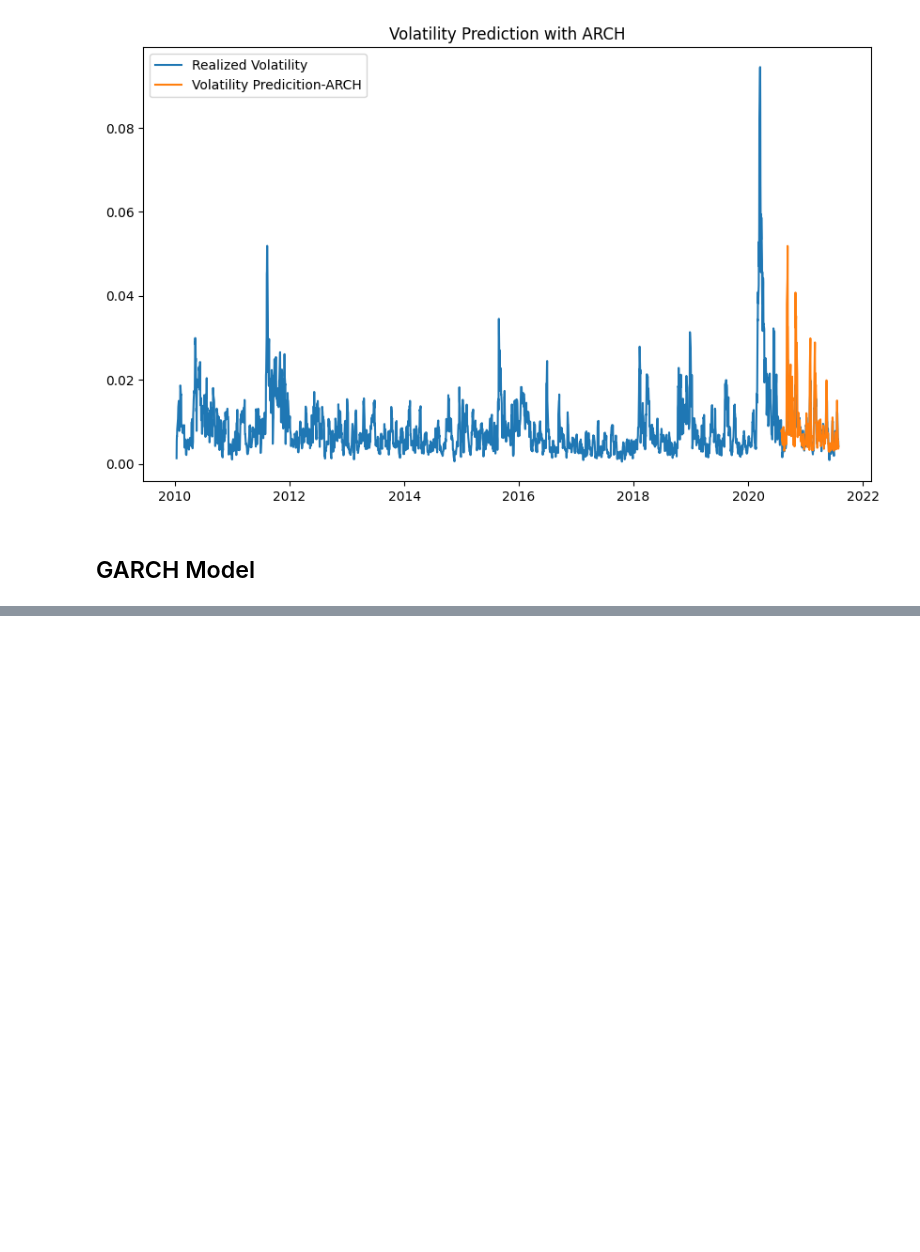
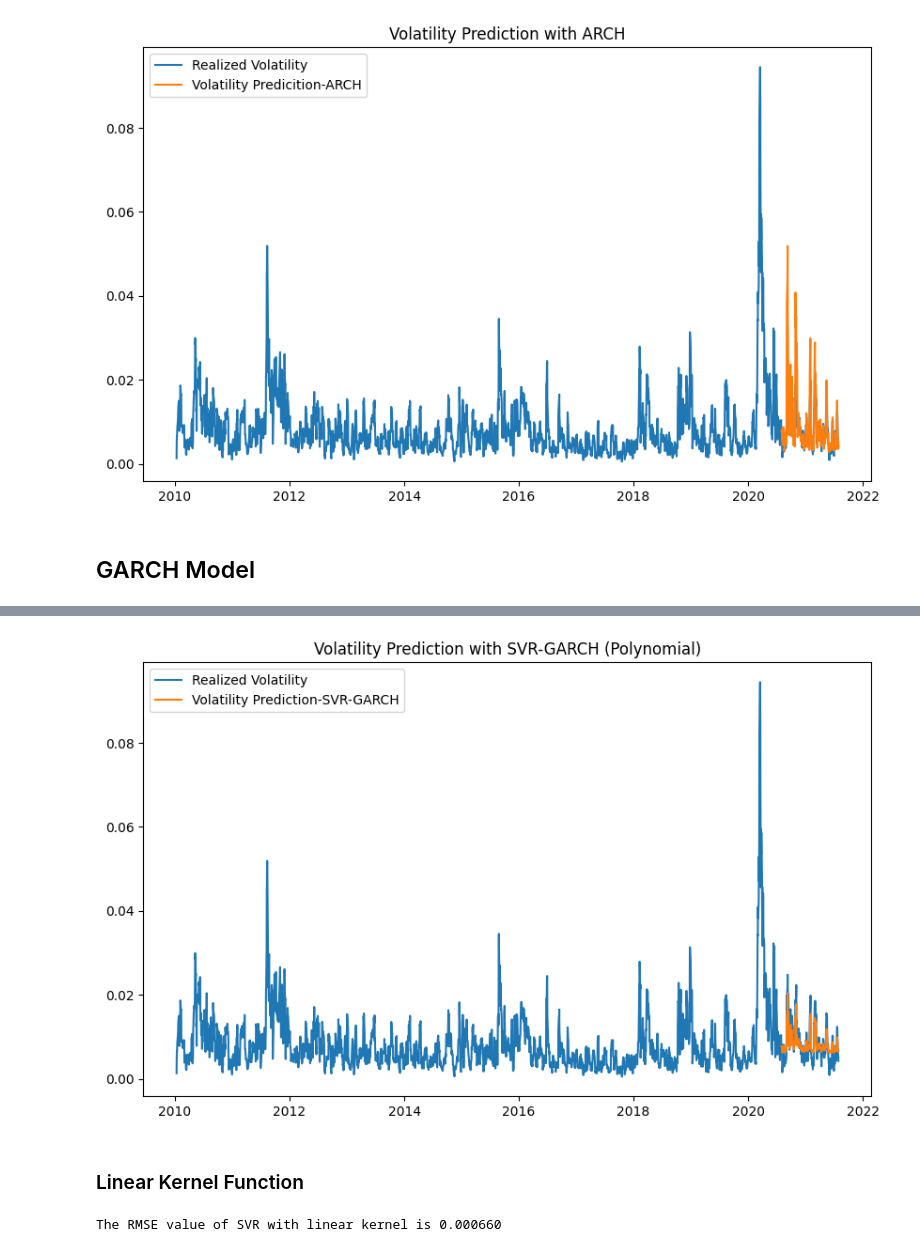
Before and after one commit to guilhermemalves03/Machine-Learning-for-Financial-Risk-Management-with-Python, a Jupyter notebook: 4-MachineLearning-BasedVolatilityPrediction.ipynb, the cells around one changed output, grey strips where cells are left out. Drawn from its saved outputs; the diff is of its cells as text; code cells hidden in the pictures; blank space fills up the shorter version.

```diff
--- a/4-MachineLearning-BasedVolatilityPrediction.ipynb
+++ b/4-MachineLearning-BasedVolatilityPrediction.ipynb
@@ -250,0 +496,12 @@ GARCH model is an extension of the ARCH model incorporating lagged conditional v
+# %%
+svr_poly = SVR (kernel="poly", degree=2)
+svr_lin= SVR (kernel="linear")
+svr_rbf= SVR (kernel="rbf")
+# %%
+para_grid = {"gamma": sp_rand(), "C": sp_rand(), "epsilon": sp_rand()}
+clf = RandomizedSearchCV(svr_poly, para_grid, n_jobs =-1)
+clf.fit(X.iloc[:-n].values, y.iloc[:-n].values.reshape(-1,))
+predict_svr_poly = clf.predict(X.iloc[-n:])
+# %%
+predict_svr_poly = pd.DataFrame(predict_svr_poly)
+predict_svr_poly.index = ret.iloc[-n:].index
@@ -250,0 +513,12 @@ GARCH model is an extension of the ARCH model incorporating lagged conditional v
+# %%
+plt.figure(figsize=(10,6))
+plot_realized_vol = ret.rolling(5).std()
+plt.plot(plot_realized_vol/100, label = "Realized Volatility")
+plt.plot(predict_svr_poly/100, label = "Volatility Prediction-SVR-GARCH")
+plt.title("Volatility Prediction with SVR-GARCH (Polynomial)", fontsize=12)
+plt.legend()
+plt.show()
+# %% [output]
+[figure, added]
+# %% [markdown]
+### Linear Kernel Function
@@ -250,0 +533,5 @@ GARCH model is an extension of the ARCH model incorporating lagged conditional v
+# %%
+rmse_svr_lin = np.sqrt(mse(y.iloc[-n:] /100, predict_svr_lin / 100))
+print("The RMSE value of SVR with linear kernel is {:-6f}".format(rmse_svr_lin))
+# %% [output]
+The RMSE value of SVR with linear kernel is 0.000660
```
Also changed, not shown: parts of 37 cells of this notebook.
